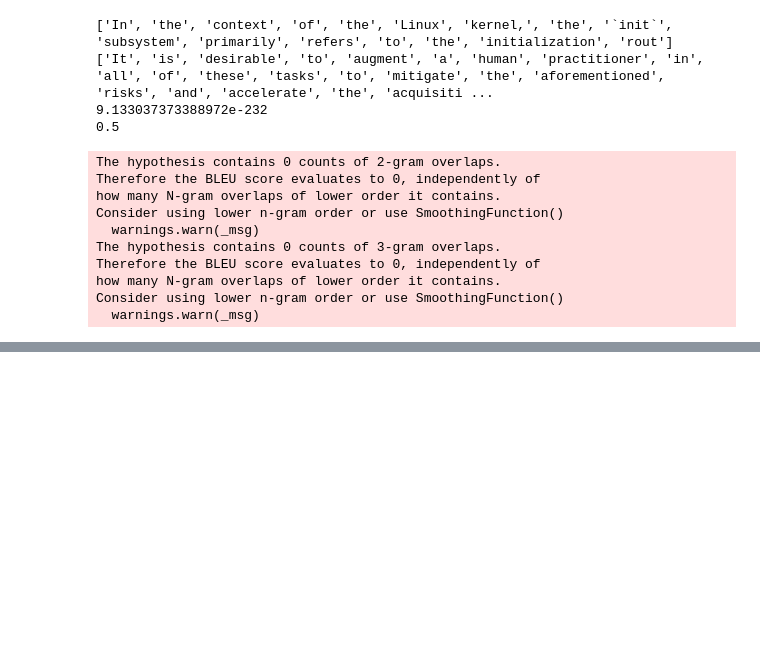
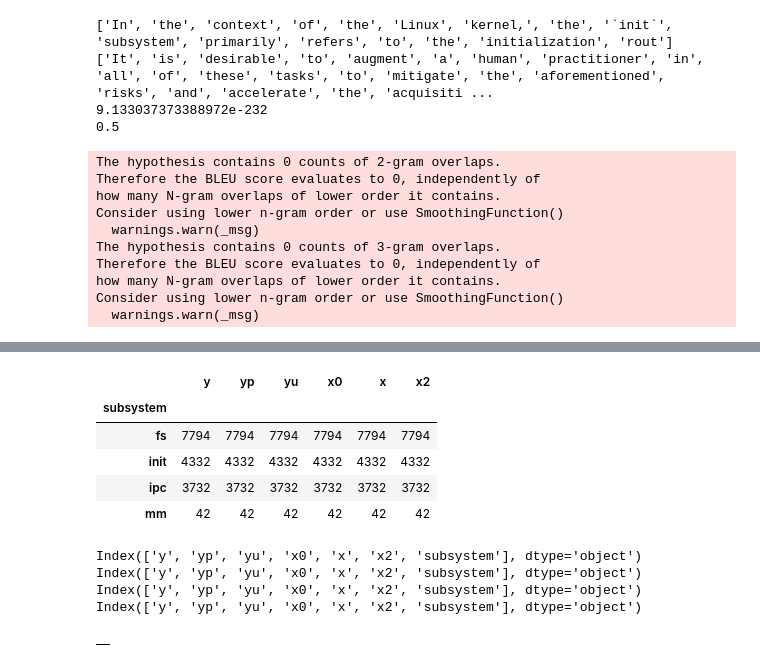
Before and after one commit to auto-d/forklift, a Jupyter notebook: notebooks/repository_analysis.ipynb, the cells around one changed output, grey strips where cells are left out. Saved outputs shown, nothing was run; the diff lists cells and outputs as text; code cells hidden in the pictures; blank space fills up the shorter version.

```diff
--- a/notebooks/repository_analysis.ipynb
+++ b/notebooks/repository_analysis.ipynb
@@ -145,0 +184,4 @@ Consider using lower n-gram order or use SmoothingFunction()
+# %%
+groups = linux_df.groupby('subsystem')
+
+groups.head()
@@ -145,0 +206,9 @@ Consider using lower n-gram order or use SmoothingFunction()
+# %%
+groups.count()
+# %% [output]
+|  | y | yp | yu | x0 | x | x2 |
+| subsystem |  |  |  |  |  |  |
+| fs | 7794 | 7794 | 7794 | 7794 | 7794 | 7794 |
+| init | 4332 | 4332 | 4332 | 4332 | 4332 | 4332 |
+| ipc | 3732 | 3732 | 3732 | 3732 | 3732 | 3732 |
+| mm | 42 | 42 | 42 | 42 | 42 | 42 |
@@ -145,0 +218,13 @@ Consider using lower n-gram order or use SmoothingFunction()
+# %%
+# Help from https://stackoverflow.com/questions/41035187/stratified-samples-from-pandas on sampling here:
+#stratified = groups.apply(lambda x: x.sample(frac=0.1, replace=False))
+stratified = groups.apply(stratify)
+# %% [output]
+Index(['y', 'yp', 'yu', 'x0', 'x', 'x2', 'subsystem'], dtype='object')
+Index(['y', 'yp', 'yu', 'x0', 'x', 'x2', 'subsystem'], dtype='object')
+Index(['y', 'yp', 'yu', 'x0', 'x', 'x2', 'subsystem'], dtype='object')
+Index(['y', 'yp', 'yu', 'x0', 'x', 'x2', 'subsystem'], dtype='object')
+# %%
+stratified
+# %% [output]
+|  |
```
Also changed, not shown: parts of 22 cells of this notebook.
